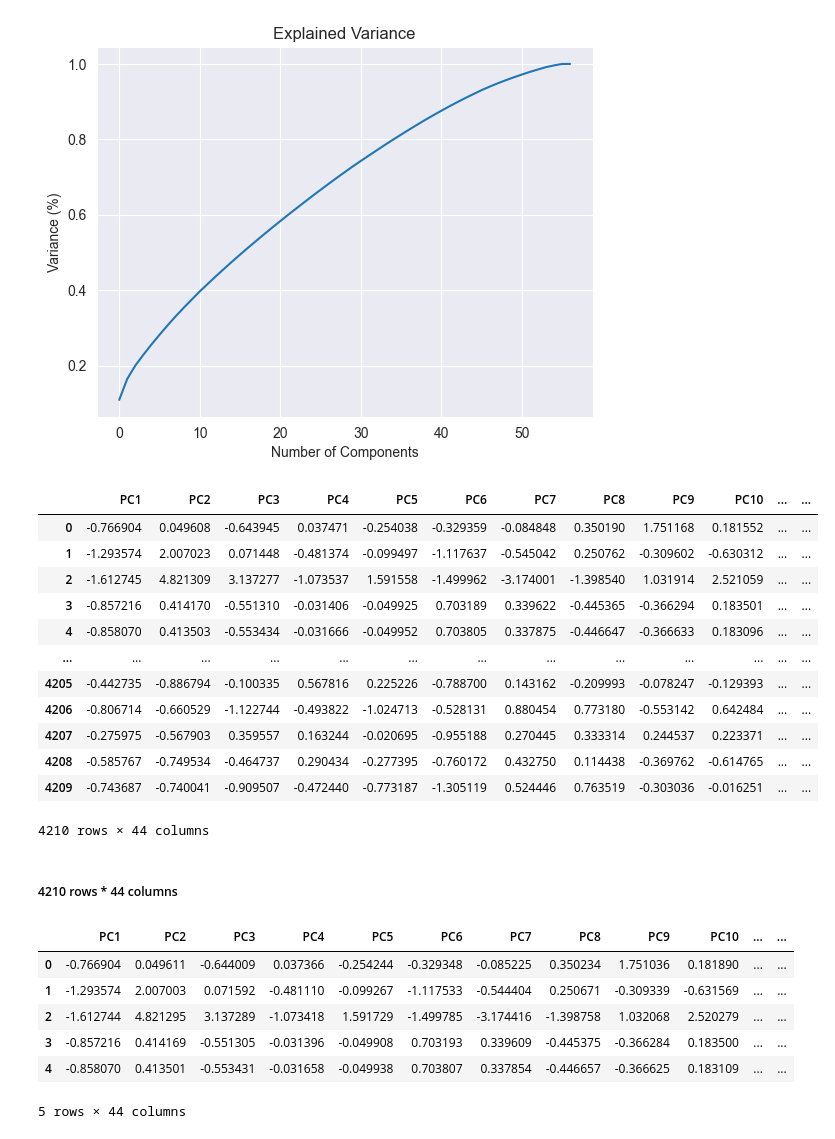
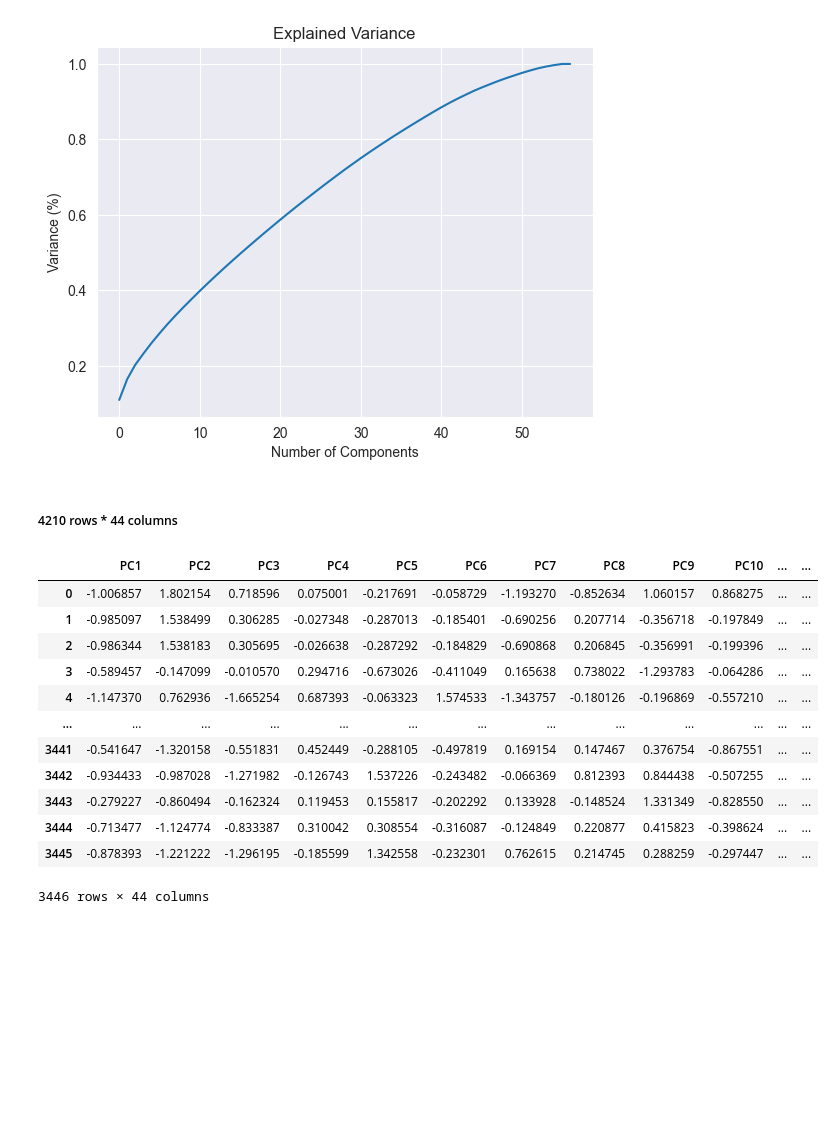
Before and after one commit to Sathila01/Machine-Learning-CourseWork, a Jupyter notebook: Classifier.ipynb, the cells around one changed output. Cells and saved outputs as stored; diff of their text form; code cells hidden in the pictures; blank space fills up the shorter version.

```diff
--- a/Classifier.ipynb
+++ b/Classifier.ipynb
@@ -100,0 +121,12 @@ dtype: int64
+# %%
+#Using IQR technique to make all outliers to null values
+
+for x in ['capital_run_length_total','capital_run_length_longest','capital_run_length_average']:
+    q75,q25 = np.percentile(df.loc[:,x],[75,25])
+    intr_qr = q75-q25
+
+    max = q75+(1.5*intr_qr)
+    min = q25-(1.5*intr_qr)
+
+    df.loc[df[x] < min,x] = np.nan
+    df.loc[df[x] > max,x] = np.nan
@@ -100,0 +176,9 @@ dtype: int64
+# %%
+# Drop all rows with NaN values
+df2=df.dropna(axis=0)
+
+# Reset index after drop
+df2=df.dropna().reset_index(drop=True)
+
+preprocessed_df = df2
+preprocessed_df
@@ -103,7 +203,7 @@ dtype: int64
 # %%
 #Removing the target column
 
-target_dropped_df=df.drop(labels=['spam'], axis=1)
+target_dropped_df = preprocessed_df.drop(labels=['spam'], axis=1)
 target_dropped_df.head()
 # %% [output]
 |  | word_freq_make | word_freq_address | word_freq_all | word_freq_3d | word_freq_our | word_freq_over | ... |
@@ -185,7 +348,7 @@ plt.show()
 [figure]
 # %%
 #Introducing PCA components
-#taking optimal number of components as 44
+#taking optimal number of components as 44 (reduced number of columns to 44)
 
 pca = PCA(n_components=44)
 new_data = pca.fit_transform(standardized_df)
@@ -193,35 +356,26 @@ new_data = pca.fit_transform(standardized_df)
 # This will be the new data fed to the algorithm.
 pca_df = pd.DataFrame(data = new_data,
                             columns = ['PC1', 'PC2','PC3','PC4','PC5','PC6','PC7','PC8','PC9','PC10','PC11','PC12','PC13','PC14','PC15','PC16','PC17','PC18','PC19','PC20','PC21', 'PC22','PC23','PC24','PC25','PC26','PC27','PC28','PC29','PC30','PC31','PC32','PC33','PC34','PC35','PC36','PC37','PC38','PC39','PC40','PC41','PC42','PC43','PC44'])
-pca_df
-# %% [output]
-|  | PC1 | PC2 | PC3 | PC4 | PC5 | PC6 | PC7 | PC8 | PC9 | PC10 | ... | ... |
-| 0 | -0.766904 | 0.049608 | -0.643945 | 0.037471 | -0.254038 | -0.329359 | -0.084848 | 0.350190 | 1.751168 | 0.181552 | ... | ... |
-| 1 | -1.293574 | 2.007023 | 0.071448 | -0.481374 | -0.099497 | -1.117637 | -0.545042 | 0.250762 | -0.309602 | -0.630312 | ... | ... |
-| 2 | -1.612745 | 4.821309 | 3.137277 | -1.073537 | 1.591558 | -1.499962 | -3.174001 | -1.398540 | 1.031914 | 2.521059 | ... | ... |
-| 3 | -0.857216 | 0.414170 | -0.551310 | -0.031406 | -0.049925 | 0.703189 | 0.339622 | -0.445365 | -0.366294 | 0.183501 | ... | ... |
-| 4 | -0.858070 | 0.413503 | -0.553434 | -0.031666 | -0.049952 | 0.703805 | 0.337875 | -0.446647 | -0.366633 | 0.183096 | ... | ... |
-| ... | ... | ... | ... | ... | ... | ... | ... | ... | ... | ... | ... | ... |
-| 4205 | -0.442735 | -0.886794 | -0.100335 | 0.567816 | 0.225226 | -0.788700 | 0.143162 | -0.209993 | -0.078247 | -0.129393 | ... | ... |
-| 4206 | -0.806714 | -0.660529 | -1.122744 | -0.493822 | -1.024713 | -0.528131 | 0.880454 | 0.773180 | -0.553142 | 0.642484 | ... | ... |
-| 4207 | -0.275975 | -0.567903 | 0.359557 | 0.163244 | -0.020695 | -0.955188 | 0.270445 | 0.333314 | 0.244537 | 0.223371 | ... | ... |
-| 4208 | -0.585767 | -0.749534 | -0.464737 | 0.290434 | -0.277395 | -0.760172 | 0.432750 | 0.114438 | -0.369762 | -0.614765 | ... | ... |
-| 4209 | -0.743687 | -0.740041 | -0.909507 | -0.472440 | -0.773187 | -1.305119 | 0.524446 | 0.763519 | -0.303036 | -0.016251 | ... | ... |
-4210 rows × 44 columns
 # %% [markdown]
 ##### 4210 rows * 44 columns
 # %%
 #Dataset after performing PCA
 
-pca_df.head()
+pca_df
 # %% [output]
 |  | PC1 | PC2 | PC3 | PC4 | PC5 | PC6 | PC7 | PC8 | PC9 | PC10 | ... | ... |
-| 0 | -0.766904 | 0.049611 | -0.644009 | 0.037366 | -0.254244 | -0.329348 | -0.085225 | 0.350234 | 1.751036 | 0.181890 | ... | ... |
-| 1 | -1.293574 | 2.007003 | 0.071592 | -0.481110 | -0.099267 | -1.117533 | -0.544404 | 0.250671 | -0.309339 | -0.631569 | ... | ... |
-| 2 | -1.612744 | 4.821295 | 3.137289 | -1.073418 | 1.591729 | -1.499785 | -3.174416 | -1.398758 | 1.032068 | 2.520279 | ... | ... |
-| 3 | -0.857216 | 0.414169 | -0.551305 | -0.031396 | -0.049908 | 0.703193 | 0.339609 | -0.445375 | -0.366284 | 0.183500 | ... | ... |
-| 4 | -0.858070 | 0.413501 | -0.553431 | -0.031658 | -0.049938 | 0.703807 | 0.337854 | -0.446657 | -0.366625 | 0.183109 | ... | ... |
+| 0 | -1.006857 | 1.802154 | 0.718596 | 0.075001 | -0.217691 | -0.058729 | -1.193270 | -0.852634 | 1.060157 | 0.868275 | ... | ... |
+| 1 | -0.985097 | 1.538499 | 0.306285 | -0.027348 | -0.287013 | -0.185401 | -0.690256 | 0.207714 | -0.356718 | -0.197849 | ... | ... |
+| 2 | -0.986344 | 1.538183 | 0.305695 | -0.026638 | -0.287292 | -0.184829 | -0.690868 | 0.206845 | -0.356991 | -0.199396 | ... | ... |
+| 3 | -0.589457 | -0.147099 | -0.010570 | 0.294716 | -0.673026 | -0.411049 | 0.165638 | 0.738022 | -1.293783 | -0.064286 | ... | ... |
+| 4 | -1.147370 | 0.762936 | -1.665254 | 0.687393 | -0.063323 | 1.574533 | -1.343757 | -0.180126 | -0.196869 | -0.557210 | ... | ... |
+| ... | ... | ... | ... | ... | ... | ... | ... | ... | ... | ... | ... | ... |
+| 3441 | -0.541647 | -1.320158 | -0.551831 | 0.452449 | -0.288105 | -0.497819 | 0.169154 | 0.147467 | 0.376754 | -0.867551 | ... | ... |
+| 3442 | -0.934433 | -0.987028 | -1.271982 | -0.126743 | 1.537226 | -0.243482 | -0.066369 | 0.812393 | 0.844438 | -0.507255 | ... | ... |
+| 3443 | -0.279227 | -0.860494 | -0.162324 | 0.119453 | 0.155817 | -0.202292 | 0.133928 | -0.148524 | 1.331349 | -0.828550 | ... | ... |
+| 3444 | -0.713477 | -1.124774 | -0.833387 | 0.310042 | 0.308554 | -0.316087 | -0.124849 | 0.220877 | 0.415823 | -0.398624 | ... | ... |
+| 3445 | -0.878393 | -1.221222 | -1.296195 | -0.185599 | 1.342558 | -0.232301 | 0.762615 | 0.214745 | 0.288259 | -0.297447 | ... | ... |
-5 rows × 44 columns
+3446 rows × 44 columns
 # %%
 print(pca.explained_variance_)
 # %% [output]
```
Also changed, not shown: parts of 54 cells of this notebook.
